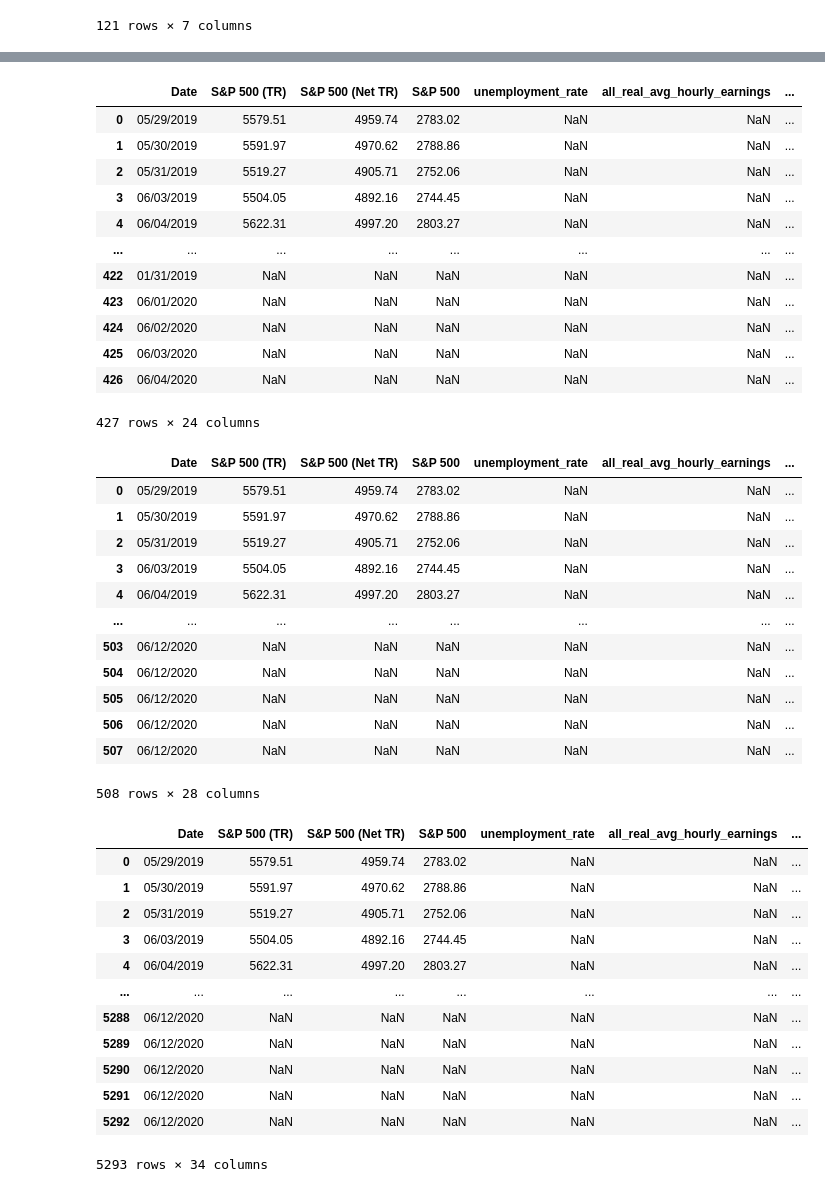
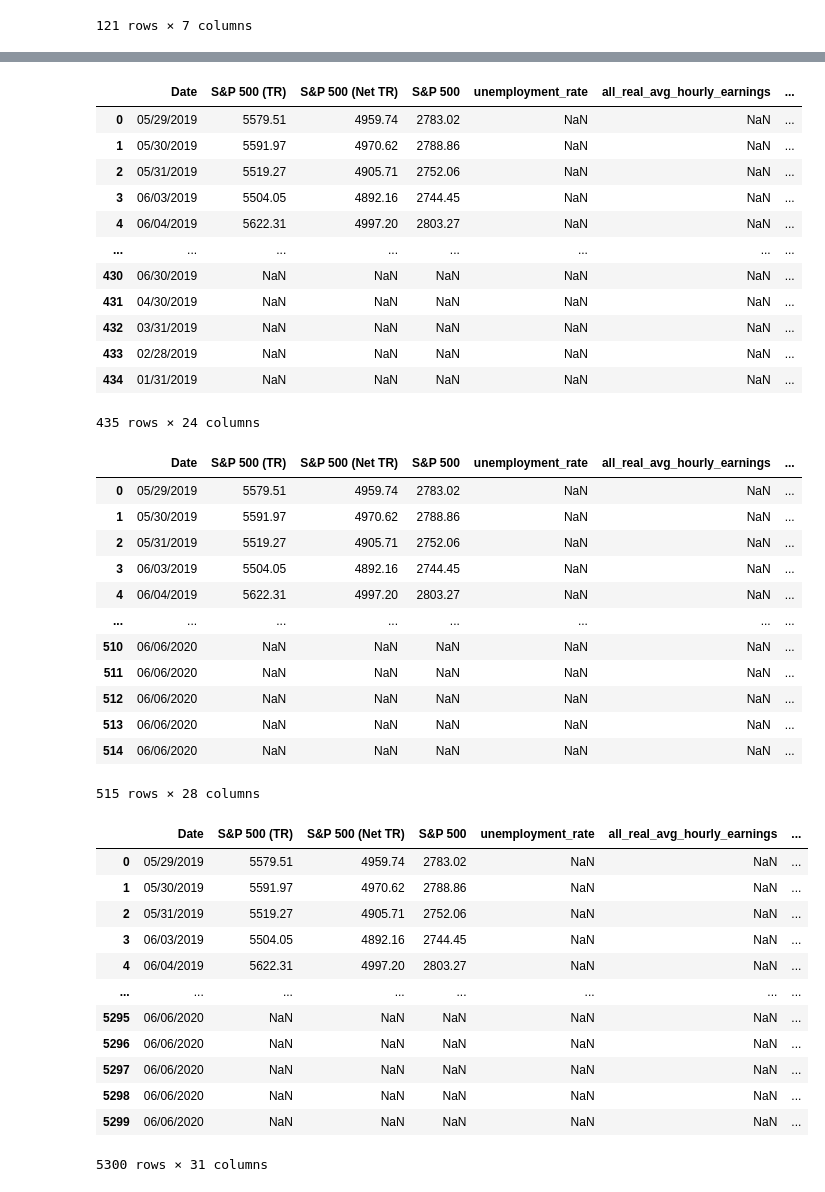
Before and after one commit to mtylerrobbins/NSS_Capstone_Stimulus, a Jupyter notebook: Notebooks/Capstone_covid_stimulus.ipynb, the cells around one changed output, grey strips where cells are left out. Saved outputs shown, nothing was run; the diff lists cells and outputs as text; code cells hidden in the pictures.

```diff
--- a/Notebooks/Capstone_covid_stimulus.ipynb
+++ b/Notebooks/Capstone_covid_stimulus.ipynb
@@ -6,7 +6,7 @@ import numpy as py
 import matplotlib.pyplot as plt
 import seaborn as sns
 # %%
-snp_500 = pd.read_csv(r'C:/Users/320080011/OneDrive - Philips/Documents/Python NSS/capstone/Data/SNP_Data_May_29.csv',encoding = "ISO-8859-1")
+snp_500 = pd.read_csv(r'C:/Users/320080011/OneDrive - Philips/Documents/Python NSS/capstone/Data/SNP_Data_June_16.csv',encoding = "ISO-8859-1")
 real_gdp = pd.read_excel(r'C:/Users/320080011/OneDrive - Philips/Documents/Python NSS/capstone/Data/us_real_monthly_gdp.xlsx')
 real_hrly_earn = pd.read_excel(r'C:/Users/320080011/OneDrive - Philips/Documents/Python NSS/capstone/Data/Real_hourly_earnings_IR.xlsx')
 DTY_curve_rates = pd.read_excel(r'C:/Users/320080011/OneDrive - Philips/Documents/Python NSS/capstone/Data/Daily_Treasury_Yield_Curve_Rates.xlsx')
@@ -251,12 +244,12 @@ merge_snp_500_UMP_real_Hrly_Earn_real_gdp_DTY_curve_rates
 | 3 | 06/03/2019 | 5504.05 | 4892.16 | 2744.45 | NaN | NaN | ... |
 | 4 | 06/04/2019 | 5622.31 | 4997.20 | 2803.27 | NaN | NaN | ... |
 | ... | ... | ... | ... | ... | ... | ... | ... |
-| 422 | 01/31/2019 | NaN | NaN | NaN | NaN | NaN | ... |
-| 423 | 06/01/2020 | NaN | NaN | NaN | NaN | NaN | ... |
-| 424 | 06/02/2020 | NaN | NaN | NaN | NaN | NaN | ... |
-| 425 | 06/03/2020 | NaN | NaN | NaN | NaN | NaN | ... |
-| 426 | 06/04/2020 | NaN | NaN | NaN | NaN | NaN | ... |
+| 430 | 06/30/2019 | NaN | NaN | NaN | NaN | NaN | ... |
+| 431 | 04/30/2019 | NaN | NaN | NaN | NaN | NaN | ... |
+| 432 | 03/31/2019 | NaN | NaN | NaN | NaN | NaN | ... |
+| 433 | 02/28/2019 | NaN | NaN | NaN | NaN | NaN | ... |
+| 434 | 01/31/2019 | NaN | NaN | NaN | NaN | NaN | ... |
-427 rows × 24 columns
+435 rows × 24 columns
 # %%
 merged_data = merge_snp_500_UMP_real_Hrly_Earn_real_gdp_DTY_curve_rates
 # %%
@@ -270,28 +263,28 @@ merged_data
 | 3 | 06/03/2019 | 5504.05 | 4892.16 | 2744.45 | NaN | NaN | ... |
 | 4 | 06/04/2019 | 5622.31 | 4997.20 | 2803.27 | NaN | NaN | ... |
 | ... | ... | ... | ... | ... | ... | ... | ... |
-| 503 | 06/12/2020 | NaN | NaN | NaN | NaN | NaN | ... |
-| 504 | 06/12/2020 | NaN | NaN | NaN | NaN | NaN | ... |
-| 505 | 06/12/2020 | NaN | NaN | NaN | NaN | NaN | ... |
-| 506 | 06/12/2020 | NaN | NaN | NaN | NaN | NaN | ... |
-| 507 | 06/12/2020 | NaN | NaN | NaN | NaN | NaN | ... |
+| 510 | 06/06/2020 | NaN | NaN | NaN | NaN | NaN | ... |
+| 511 | 06/06/2020 | NaN | NaN | NaN | NaN | NaN | ... |
+| 512 | 06/06/2020 | NaN | NaN | NaN | NaN | NaN | ... |
+| 513 | 06/06/2020 | NaN | NaN | NaN | NaN | NaN | ... |
+| 514 | 06/06/2020 | NaN | NaN | NaN | NaN | NaN | ... |
-508 rows × 28 columns
+515 rows × 28 columns
 # %%
-#merged_data = pd.merge(left=merged_data,right = PPP_state, left_on='Date', right_on='Date',how='outer')
+merged_data = pd.merge(left=merged_data,right = PPP_state, left_on='Date', right_on='Date',how='outer')
 merged_data
 # %% [output]
 |  | Date | S&P 500 (TR) | S&P 500 (Net TR) | S&P 500 | unemployment_rate | all_real_avg_hourly_earnings | ... |
 | 0 | 05/29/2019 | 5579.51 | 4959.74 | 2783.02 | NaN | NaN | ... |
 | 1 | 05/30/2019 | 5591.97 | 4970.62 | 2788.86 | NaN | NaN | ... |
 | 2 | 05/31/2019 | 5519.27 | 4905.71 | 2752.06 | NaN | NaN | ... |
 | 3 | 06/03/2019 | 5504.05 | 4892.16 | 2744.45 | NaN | NaN | ... |
 | 4 | 06/04/2019 | 5622.31 | 4997.20 | 2803.27 | NaN | NaN | ... |
 | ... | ... | ... | ... | ... | ... | ... | ... |
-| 5288 | 06/12/2020 | NaN | NaN | NaN | NaN | NaN | ... |
-| 5289 | 06/12/2020 | NaN | NaN | NaN | NaN | NaN | ... |
-| 5290 | 06/12/2020 | NaN | NaN | NaN | NaN | NaN | ... |
-| 5291 | 06/12/2020 | NaN | NaN | NaN | NaN | NaN | ... |
-| 5292 | 06/12/2020 | NaN | NaN | NaN | NaN | NaN | ... |
+| 5295 | 06/06/2020 | NaN | NaN | NaN | NaN | NaN | ... |
+| 5296 | 06/06/2020 | NaN | NaN | NaN | NaN | NaN | ... |
+| 5297 | 06/06/2020 | NaN | NaN | NaN | NaN | NaN | ... |
+| 5298 | 06/06/2020 | NaN | NaN | NaN | NaN | NaN | ... |
+| 5299 | 06/06/2020 | NaN | NaN | NaN | NaN | NaN | ... |
-5293 rows × 34 columns
+5300 rows × 31 columns
 # %%
 merged_data.to_csv('merged_data1.csv')
```
Also changed, not shown: parts of 9 cells of this notebook, 1 other file.
